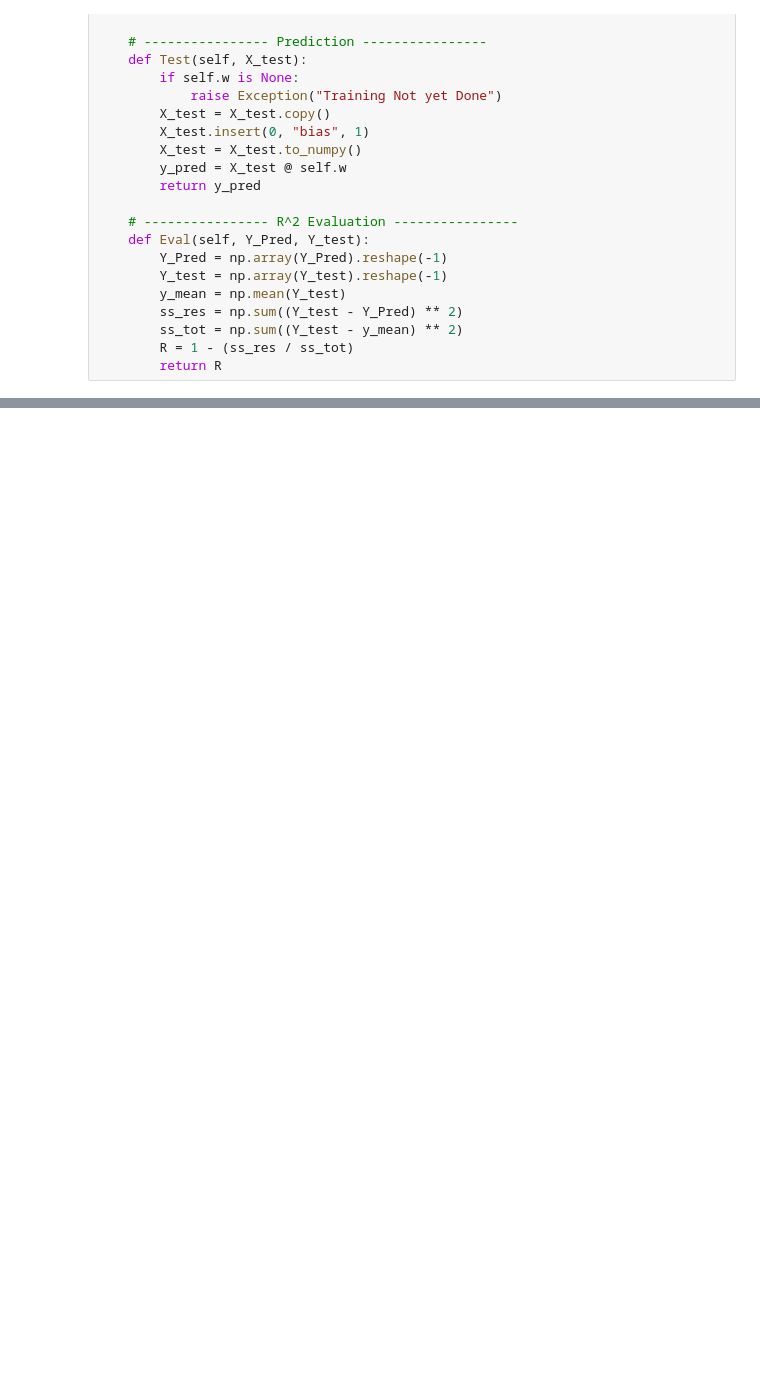
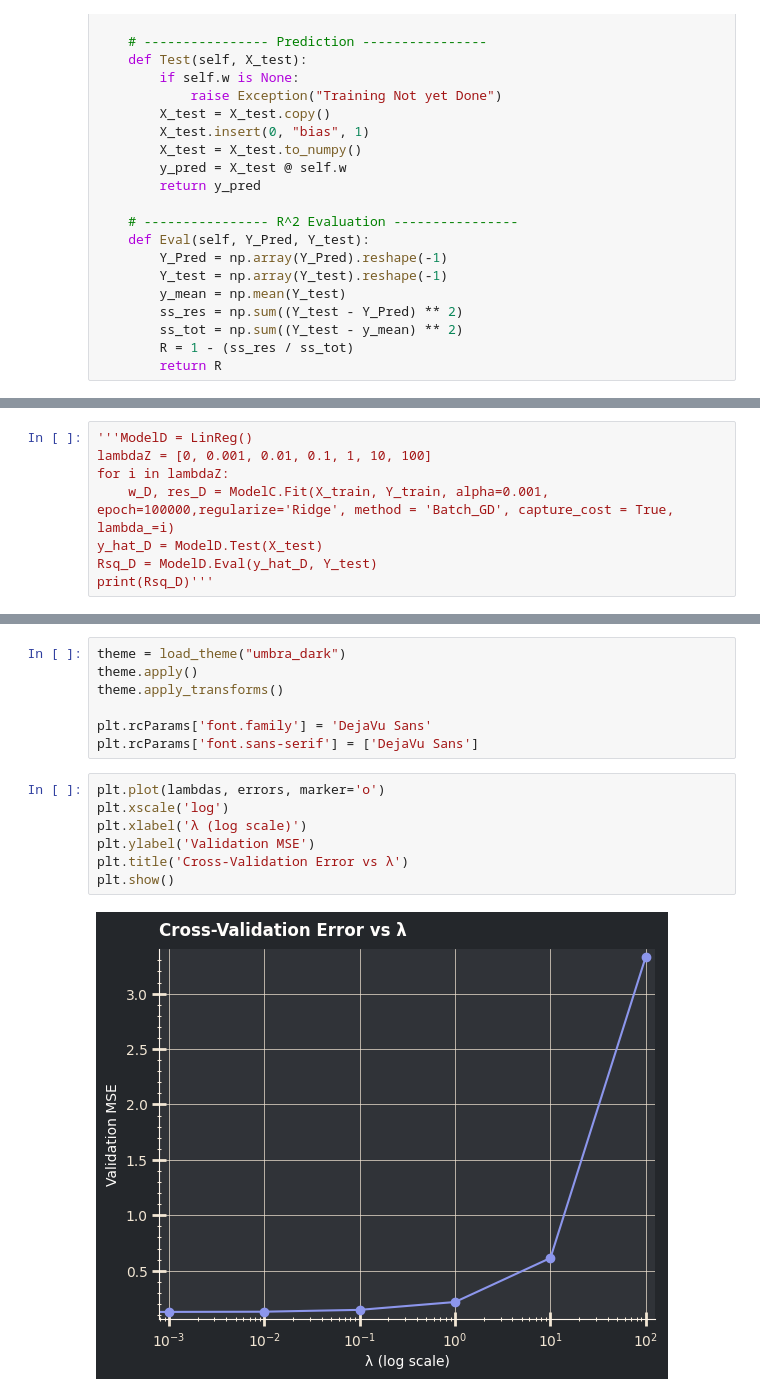
Before and after one commit to KaeBee2003/FML_Assignment2, a Jupyter notebook: Ass2.ipynb, the cells around one changed output, grey strips where cells are left out. Cells and saved outputs as stored; diff of their text form; blank space fills up the shorter version.

```diff
--- a/Ass2.ipynb
+++ b/Ass2.ipynb
@@ -491,0 +605,8 @@ plt.show()
+# %%
+'''ModelD = LinReg()
+lambdaZ = [0, 0.001, 0.01, 0.1, 1, 10, 100]
+for i in lambdaZ:
+    w_D, res_D = ModelC.Fit(X_train, Y_train, alpha=0.001, epoch=100000,regularize='Ridge', method = 'Batch_GD', capture_cost = True, lambda_=i)
+y_hat_D = ModelD.Test(X_test)
+Rsq_D = ModelD.Eval(y_hat_D, Y_test)
+print(Rsq_D)'''
@@ -491,0 +690,16 @@ plt.show()
+# %%
+theme = load_theme("umbra_dark")
+theme.apply()
+theme.apply_transforms()
+
+plt.rcParams['font.family'] = 'DejaVu Sans'
+plt.rcParams['font.sans-serif'] = ['DejaVu Sans']
+# %%
+plt.plot(lambdas, errors, marker='o')
+plt.xscale('log')
+plt.xlabel('λ (log scale)')
+plt.ylabel('Validation MSE')
+plt.title('Cross-Validation Error vs λ')
+plt.show()
+# %% [output]
+[figure, added]
```
Also changed, not shown: parts of 31 cells of this notebook.
